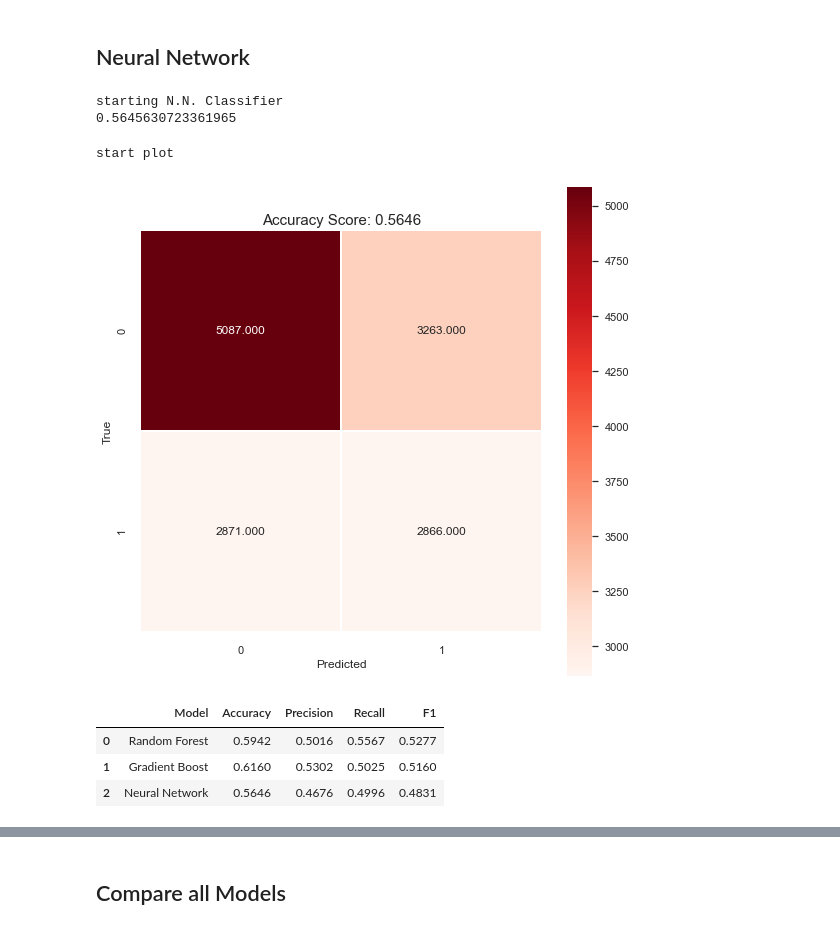
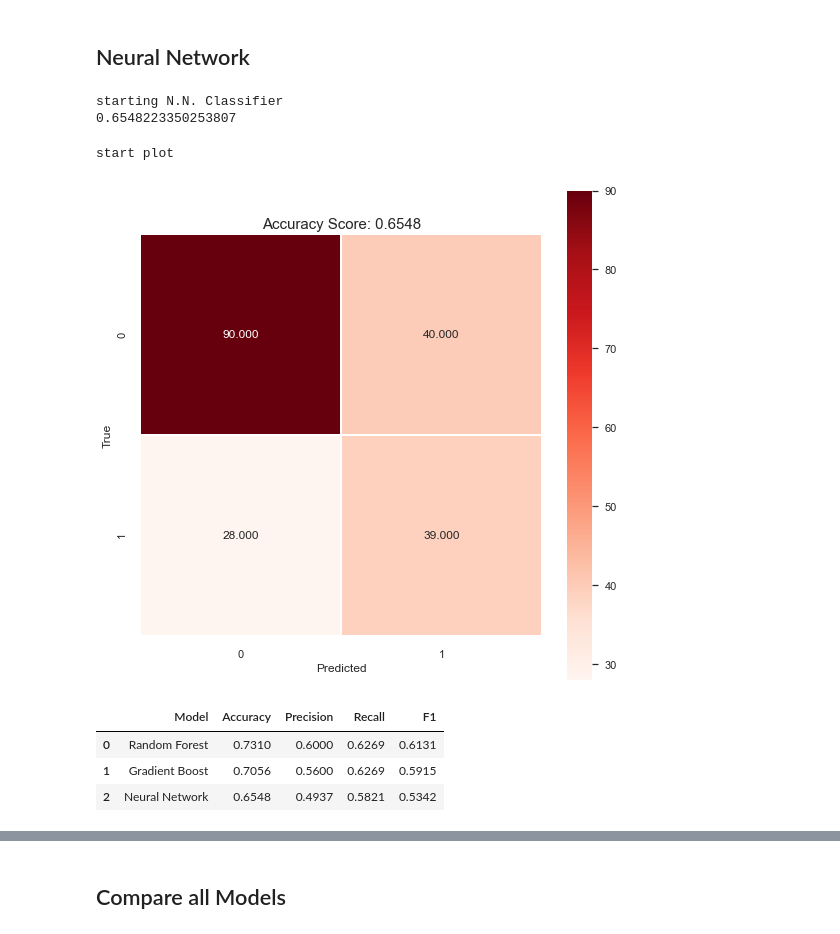
Before and after one commit to bcullinan32/ML_Course, a Jupyter notebook: Class-Data-Clean-Up.ipynb, the cells around one changed output, grey strips where cells are left out. Drawn from its saved outputs; the diff is of its cells as text; code cells hidden in the pictures.

Commit message:
performace improvements.  Removed KNN full model

```diff
--- a/Class-Data-Clean-Up.ipynb
+++ b/Class-Data-Clean-Up.ipynb
@@ -259,7 +258,6 @@ def Clean_ResponseVar (df_to_clean):
 ## Note: set test size to 20%
 
 def testTrainSplit (df, PredictorVar,ResponseVar):
-    df=df
     # Split into training/test
     x = df[PredictorVar]
     y = df[ResponseVar]
@@ -812,8 +809,8 @@ featureList = PredictorVar_orig # Parking Lot: PredictorVar_pca
 
 # Scale X sets:
 sc_X = StandardScaler()
-x_train = sc_X.fit_transform(x_train_Active)
-x_test = sc_X.transform(x_test_Active)
+x_train_Active = sc_X.fit_transform(x_train)
+x_test_Active = sc_X.transform(x_test)
 # %% [markdown]
 ## Random Forest
 # %%
@@ -821,10 +818,10 @@ print("starting RF")
 # Random Forest
 ## Set and Fit Model
 rf = RandomForestClassifier(n_estimators=500, max_leaf_nodes=32,n_jobs=-1)
-rf.fit(x_train,y_train)
+rf.fit(x_train_Active,y_train_Active)
 
 ## Make Predictions
-y_pred_rf = rf.predict(x_test)
+y_pred_rf = rf.predict(x_test_Active)
 print("done RF")
 # %% [output]
 starting RF
@@ -946,39 +943,39 @@ Start GB Feature Importance
 print("starting N.N. Classifier")
 nn = MLPClassifier(hidden_layer_sizes=(256,128,64,32),
                    activation="relu",random_state=1)
-nn.fit(x_train, y_train)
-y_pred_nn = nn.predict(x_test)
-print(nn.score(x_test, y_test))
+nn.fit(x_train_Active, y_train_Active)
+y_pred_nn = nn.predict(x_test_Active)
+print(nn.score(x_test_Active, y_test_Active))
 # %% [output]
 starting N.N. Classifier
-0.5645630723361965
+0.6548223350253807
 # %%
 # N.N -- Plot CM
 print("start plot")
-cm, score = createConfMatrix(nn,y_test, y_pred_nn, x_test) #model, y_test, y_pred, x_test
+cm, score = createConfMatrix(nn,y_test_Active, y_pred_nn, x_test_Active) #model, y_test, y_pred, x_test
 
 # plot result
 plt.figure(figsize=(9,9))
 fig= sns.heatmap(cm, annot=True, fmt=".3f", linewidths=.5, square = True, cmap = 'Reds');
 all_sample_title = "Accuracy Score: " + score.astype('str')
 plt.title(all_sample_title, size = 15);
 plt.savefig(plotLoc+'NN_CM.png')
 # %% [output]
 start plot
-[figure, old version]
+[figure, new version]
 # %%
 # N.N -- Precision/Recall Scores
 ## Set Params
 model_name = "Neural Network"
 
 ## Call Function
-summaryDF = summaryStats(model_name,y_test, y_pred_nn, summaryStatsDF) # modelName(str), y_test, y_pred, df
+summaryDF = summaryStats(model_name,y_test_Active, y_pred_nn, summaryStatsDF) # modelName(str), y_test, y_pred, df
 summaryDF
 # %% [output]
 |  | Model | Accuracy | Precision | Recall | F1 |
-| 0 | Random Forest | 0.5942 | 0.5016 | 0.5567 | 0.5277 |
-| 1 | Gradient Boost | 0.6160 | 0.5302 | 0.5025 | 0.5160 |
-| 2 | Neural Network | 0.5646 | 0.4676 | 0.4996 | 0.4831 |
+| 0 | Random Forest | 0.7310 | 0.6000 | 0.6269 | 0.6131 |
+| 1 | Gradient Boost | 0.7056 | 0.5600 | 0.6269 | 0.5915 |
+| 2 | Neural Network | 0.6548 | 0.4937 | 0.5821 | 0.5342 |
 # %%
 # ROC Curve/ AUC Score
 print("N.N ROC Plot")
```
Also changed, not shown: parts of 53 cells of this notebook.
